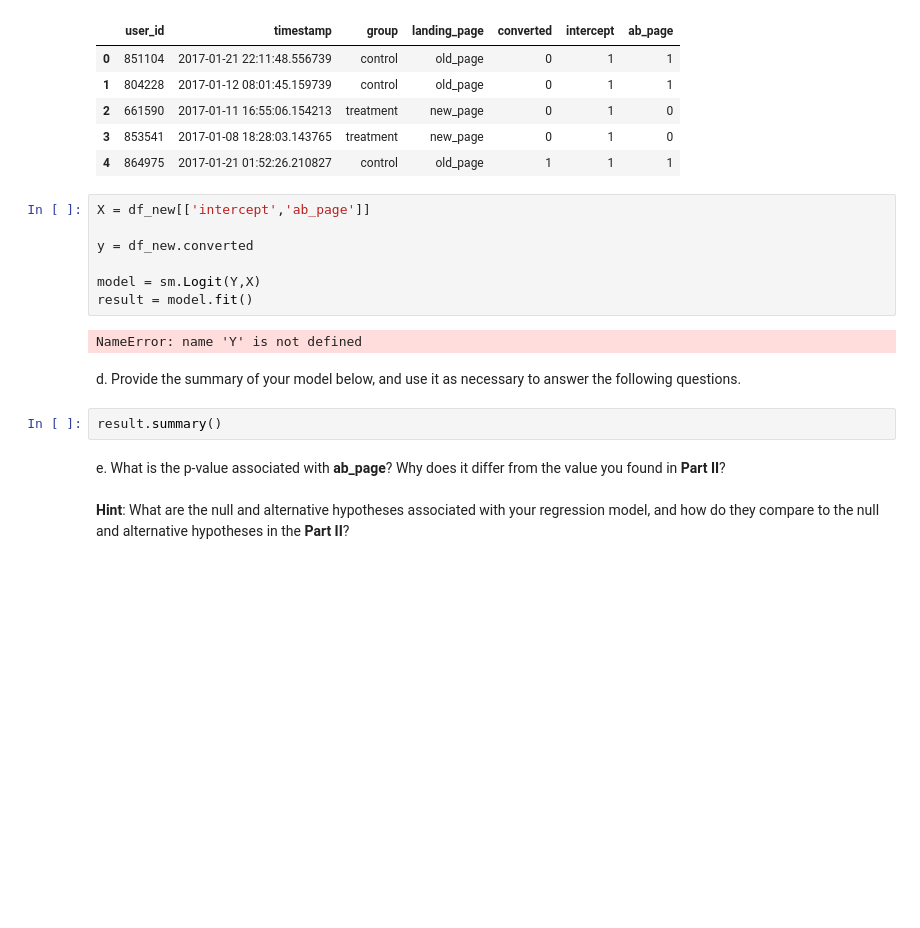
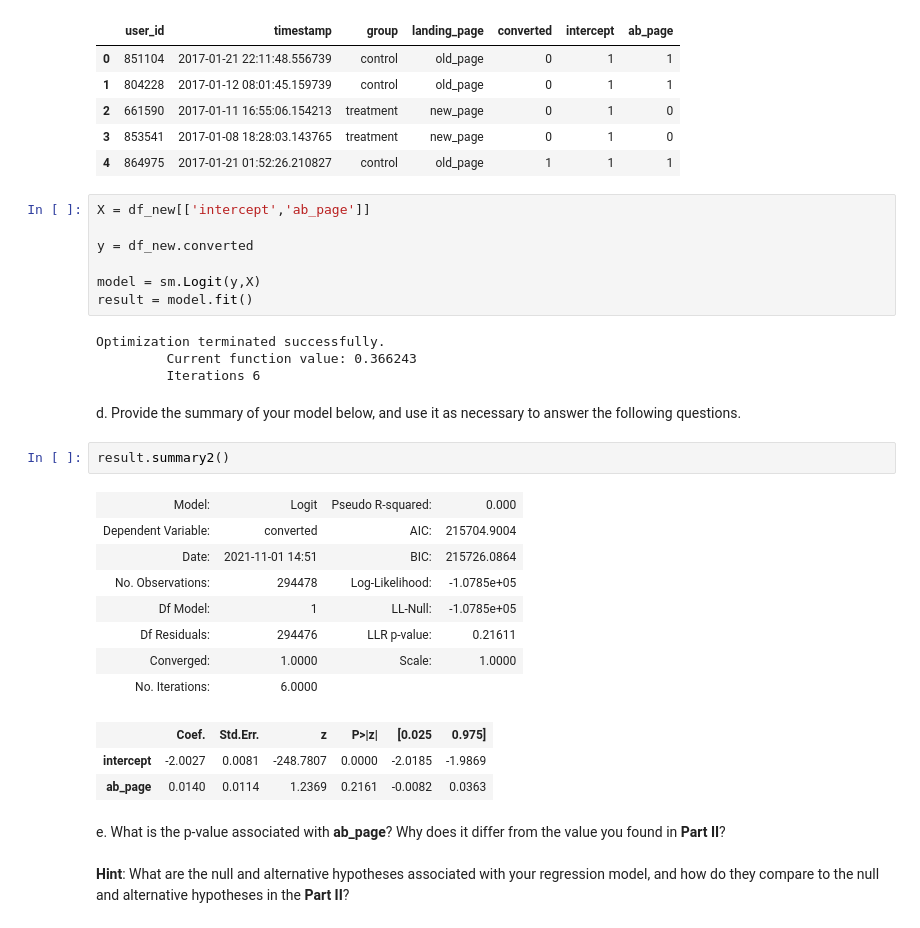
Before and after one commit to mpicanco/project3, a Jupyter notebook: Analyze_ab_test_results_notebook.ipynb, the cells around one changed output. Drawn from its saved outputs; the diff is of its cells as text; blank space fills up the shorter version.

```diff
--- a/Analyze_ab_test_results_notebook.ipynb
+++ b/Analyze_ab_test_results_notebook.ipynb
@@ -375,14 +377,28 @@ X = df_new[['intercept','ab_page']]
 
 y = df_new.converted
 
-model = sm.Logit(Y,X)
+model = sm.Logit(y,X)
 result = model.fit()
 # %% [output]
-NameError: name 'Y' is not defined
+Optimization terminated successfully.
+         Current function value: 0.366243
+         Iterations 6
 # %% [markdown]
 d. Provide the summary of your model below, and use it as necessary to answer the following questions.
 # %%
-result.summary()
+result.summary2()
+# %% [output]
+| Model: | Logit | Pseudo R-squared: | 0.000 |
+| Dependent Variable: | converted | AIC: | 215704.9004 |
+| Date: | 2021-11-01 14:51 | BIC: | 215726.0864 |
+| No. Observations: | 294478 | Log-Likelihood: | -1.0785e+05 |
+| Df Model: | 1 | LL-Null: | -1.0785e+05 |
+| Df Residuals: | 294476 | LLR p-value: | 0.21611 |
+| Converged: | 1.0000 | Scale: | 1.0000 |
+| No. Iterations: | 6.0000 |  |  |
+|  | Coef. | Std.Err. | z | P>|z| | [0.025 | 0.975] |
+| intercept | -2.0027 | 0.0081 | -248.7807 | 0.0000 | -2.0185 | -1.9869 |
+| ab_page | 0.0140 | 0.0114 | 1.2369 | 0.2161 | -0.0082 | 0.0363 |
 # %% [markdown]
 e. What is the p-value associated with **ab_page**? Why does it differ from the value you found in **Part II**?<br><br>  **Hint**: What are the null and alternative hypotheses associated with your regression model, and how do they compare to the null and alternative hypotheses in the **Part II**?
 # %% [markdown]
```
Also changed, not shown: parts of 28 cells of this notebook, 2 other files.
